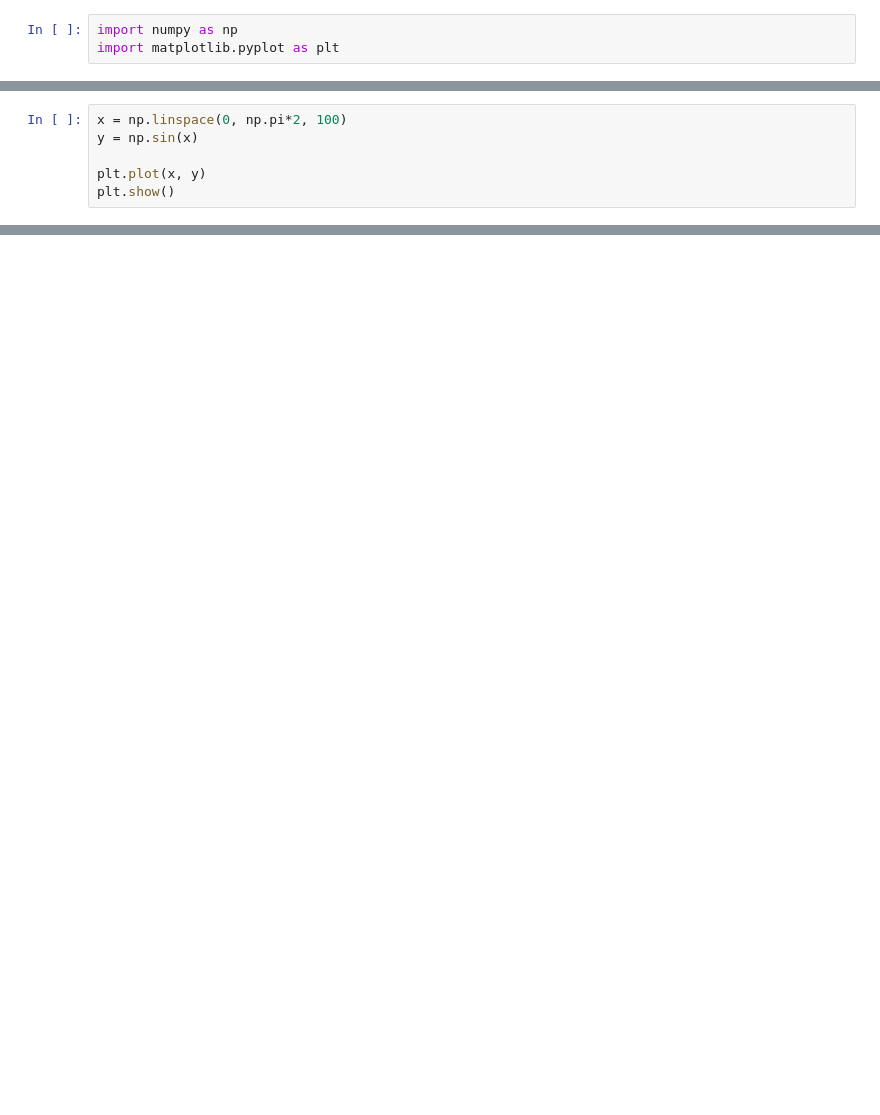
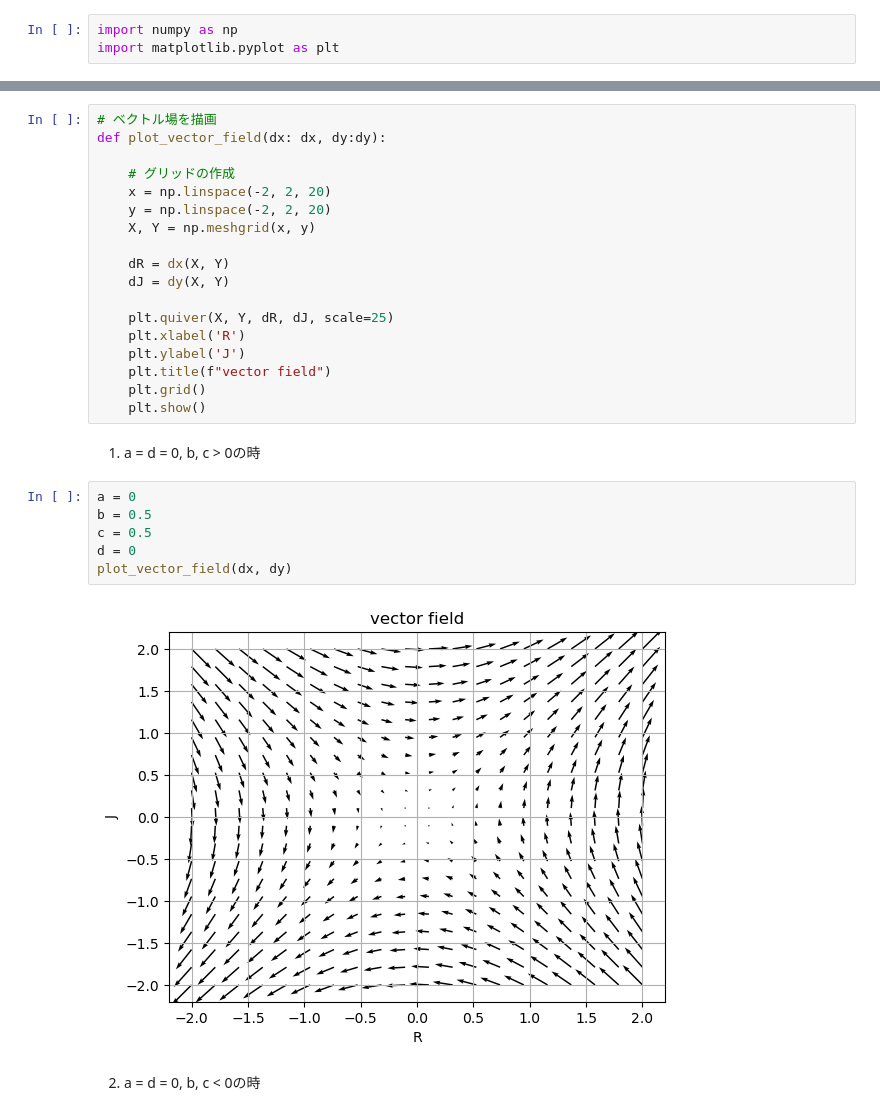
Before and after one commit to frinfo702/sim-uni, a Jupyter notebook: report1.ipynb, the cells around one changed output, grey strips where cells are left out. Drawn from its saved outputs; the diff is of its cells as text; blank space fills up the shorter version.

```diff
--- a/report1.ipynb
+++ b/report1.ipynb
@@ -136,6 +130,0 @@ print("追加後の配列:", array)
-# %%
-x = np.linspace(0, np.pi*2, 100)
-y = np.sin(x)
-
-plt.plot(x, y)
-plt.show()
@@ -143,0 +164,30 @@ plt.show()
+# %%
+# ベクトル場を描画
+def plot_vector_field(dx: dx, dy:dy):
+
+    # グリッドの作成
+    x = np.linspace(-2, 2, 20)
+    y = np.linspace(-2, 2, 20)
+    X, Y = np.meshgrid(x, y)
+
+    dR = dx(X, Y)
+    dJ = dy(X, Y)
+
+    plt.quiver(X, Y, dR, dJ, scale=25)
+    plt.xlabel('R')
+    plt.ylabel('J')
+    plt.title(f"vector field")
+    plt.grid()
+    plt.show()
+# %% [markdown]
+1) a = d = 0, b, c > 0の時
+# %%
+a = 0
+b = 0.5
+c = 0.5
+d = 0
+plot_vector_field(dx, dy)
+# %% [output]
+[figure, added]
+# %% [markdown]
+2) a = d = 0, b, c < 0の時
```
Also changed, not shown: parts of 30 cells of this notebook, 2 other files.
